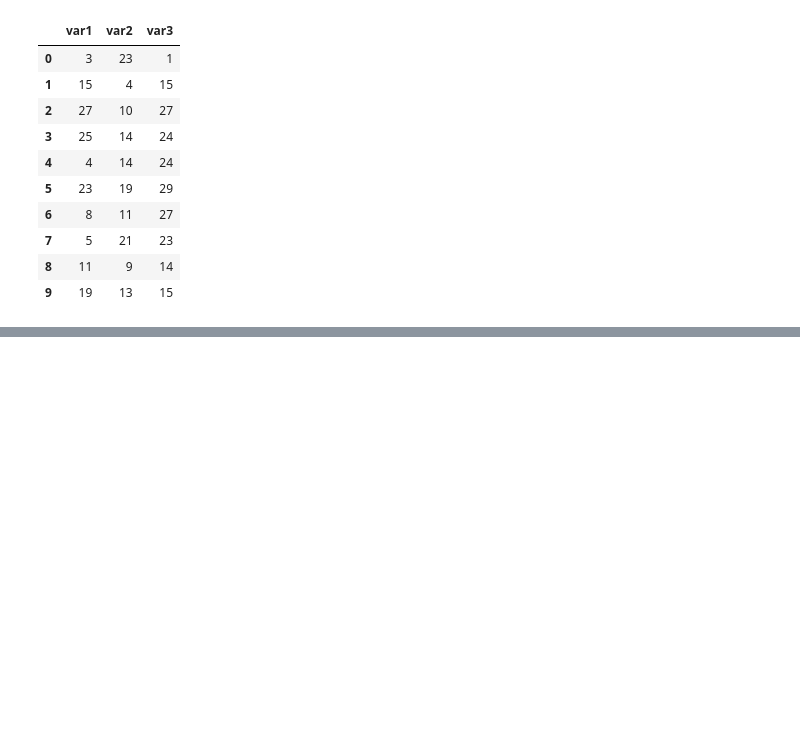
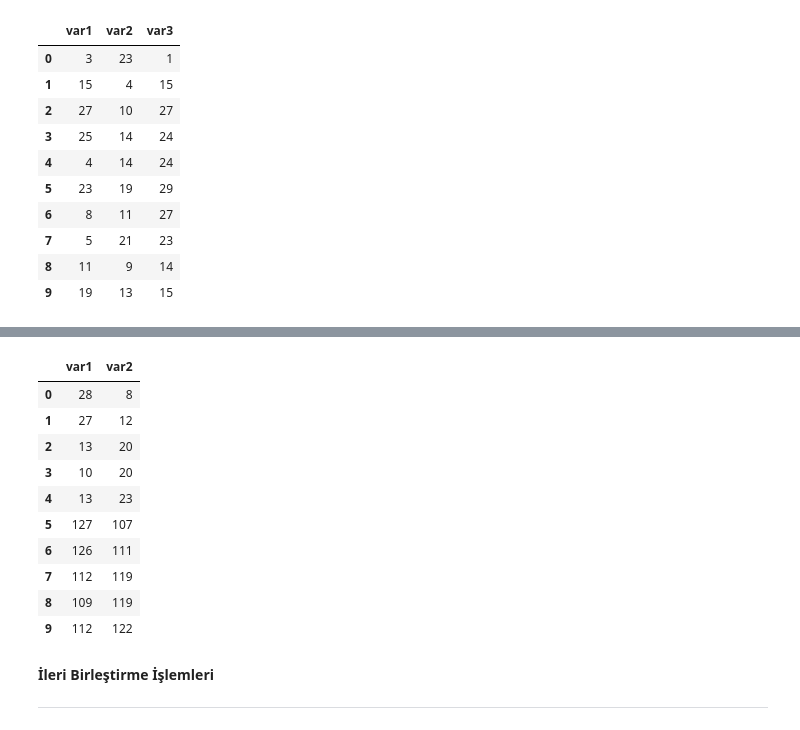
Before and after one commit to bilgekul/Veri-Manipulasyonu, a Jupyter notebook: veri_manipulasyonu_pandas.ipynb, the cells around one changed output, grey strips where cells are left out. Cells and saved outputs as stored; diff of their text form; code cells hidden in the pictures; blank space fills up the shorter version.

Commit message:
#join işlemlerine kadar

```diff
--- a/veri_manipulasyonu_pandas.ipynb
+++ b/veri_manipulasyonu_pandas.ipynb
@@ -466,0 +655,2 @@ df
+# %%
+df2.columns = ["var1","var2","deg3"]
@@ -466,0 +675,18 @@ df
+# %%
+pd.concat([df1,df2],ignore_index=True, join="inner")
+#Kesisimlere göre birleştirildi.
+# %% [output]
+|  | var1 | var2 |
+| 0 | 28 | 8 |
+| 1 | 27 | 12 |
+| 2 | 13 | 20 |
+| 3 | 10 | 20 |
+| 4 | 13 | 23 |
+| 5 | 127 | 107 |
+| 6 | 126 | 111 |
+| 7 | 112 | 119 |
+| 8 | 109 | 119 |
+| 9 | 112 | 122 |
+# %% [markdown]
+**İleri Birleştirme İşlemleri**
+* **
```
Also changed, not shown: parts of 33 cells of this notebook.
